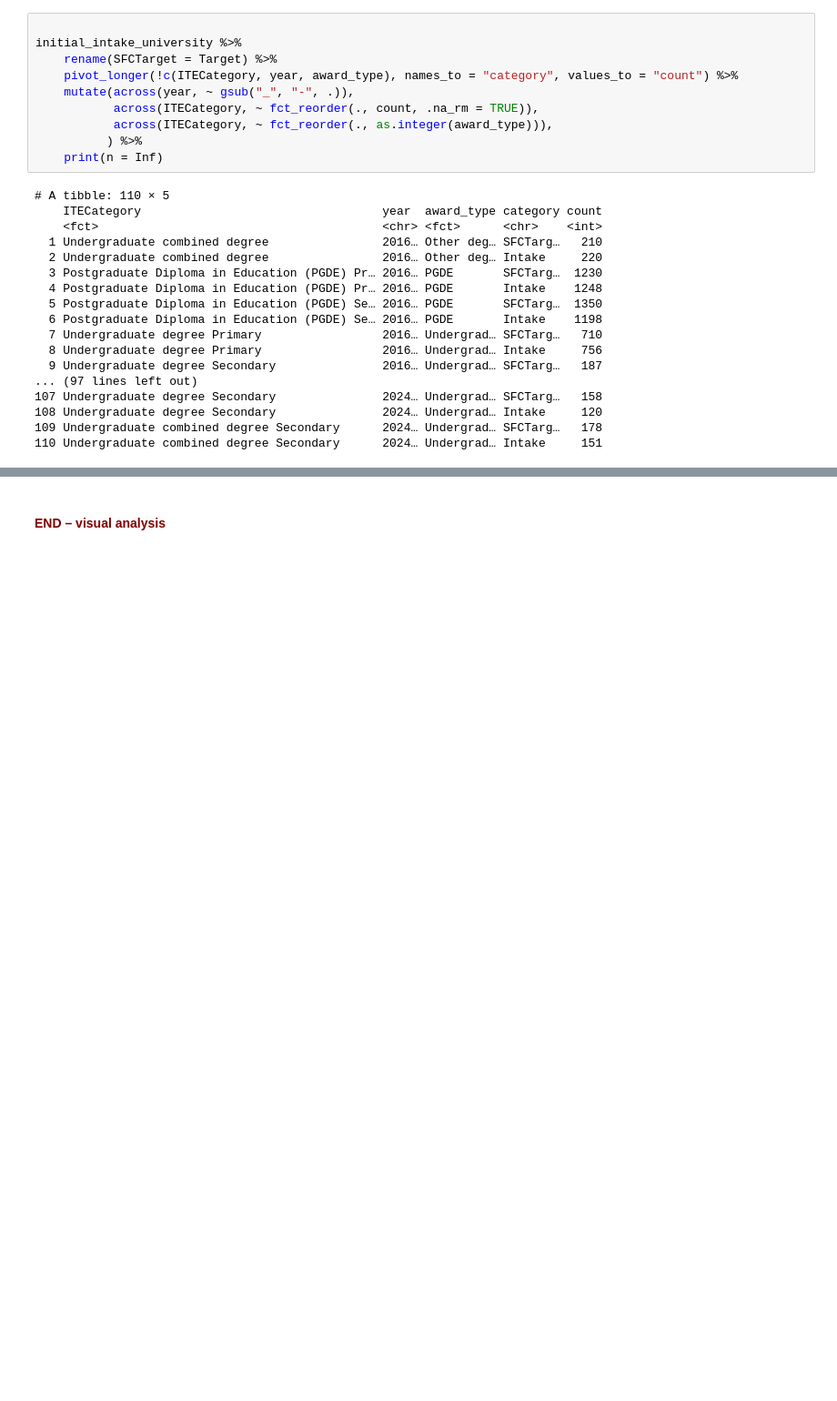
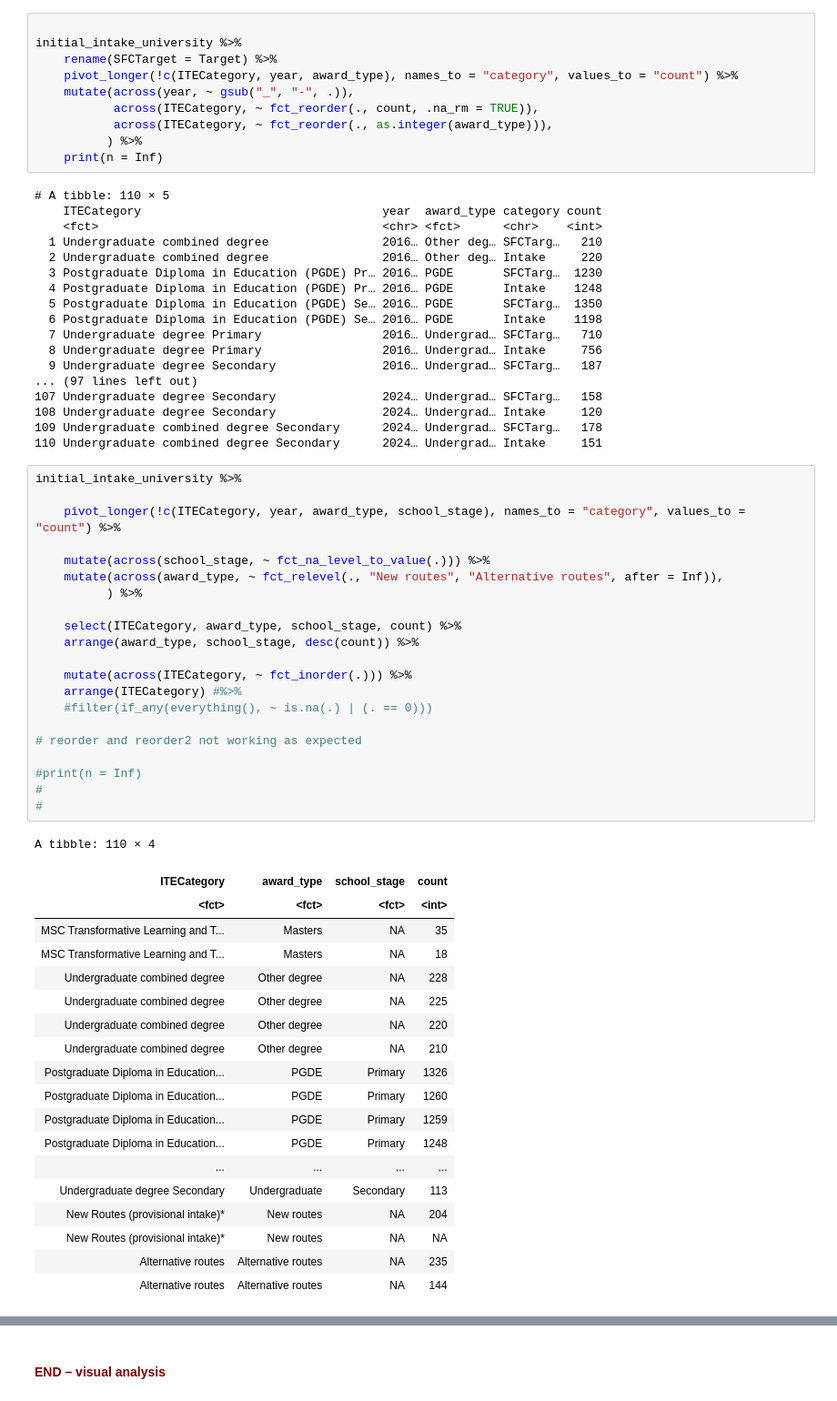
Before and after one commit to aba-sah/sta-it402-dresscode, a Jupyter notebook: code/r/initial_teacher_education.ipynb, the cells around one changed output, grey strips where cells are left out. Shown at 91% size. Cells and saved outputs as stored; diff of their text form; blank space fills up the shorter version.

```diff
--- a/code/r/initial_teacher_education.ipynb
+++ b/code/r/initial_teacher_education.ipynb
@@ -3759,6 +3765,47 @@ initial_intake_university %>%
 108 Undergraduate degree Secondary               2024… Undergrad… Intake     120
 109 Undergraduate combined degree Secondary      2024… Undergrad… SFCTarg…   178
 110 Undergraduate combined degree Secondary      2024… Undergrad… Intake     151
+# %%
+initial_intake_university %>%
+
+    pivot_longer(!c(ITECategory, year, award_type, school_stage), names_to = "category", values_to = "count") %>%
+
+    mutate(across(school_stage, ~ fct_na_level_to_value(.))) %>%
+    mutate(across(award_type, ~ fct_relevel(., "New routes", "Alternative routes", after = Inf)),
+          ) %>%
+
+    select(ITECategory, award_type, school_stage, count) %>%
+    arrange(award_type, school_stage, desc(count)) %>%
+
+    mutate(across(ITECategory, ~ fct_inorder(.))) %>%
+    arrange(ITECategory) #%>%
+    #filter(if_any(everything(), ~ is.na(.) | (. == 0)))
+
+# reorder and reorder2 not working as expected
+
+#print(n = Inf)
+#
+#
+# %% [output]
+A tibble: 110 × 4
+| ITECategory | award_type | school_stage | count |
+| <fct> | <fct> | <fct> | <int> |
+| MSC Transformative Learning and T... | Masters | NA | 35 |
+| MSC Transformative Learning and T... | Masters | NA | 18 |
+| Undergraduate combined degree | Other degree | NA | 228 |
+| Undergraduate combined degree | Other degree | NA | 225 |
+| Undergraduate combined degree | Other degree | NA | 220 |
+| Undergraduate combined degree | Other degree | NA | 210 |
+| Postgraduate Diploma in Education... | PGDE | Primary | 1326 |
+| Postgraduate Diploma in Education... | PGDE | Primary | 1260 |
+| Postgraduate Diploma in Education... | PGDE | Primary | 1259 |
+| Postgraduate Diploma in Education... | PGDE | Primary | 1248 |
+| ... | ... | ... | ... |
+| Undergraduate degree Secondary | Undergraduate | Secondary | 113 |
+| New Routes (provisional intake)* | New routes | NA | 204 |
+| New Routes (provisional intake)* | New routes | NA | NA |
+| Alternative routes | Alternative routes | NA | 235 |
+| Alternative routes | Alternative routes | NA | 144 |
 # %%
 options(repr.plot.width = plot_width, repr.plot.height = 6)
 
```
Also changed, not shown: parts of 6 cells of this notebook.
